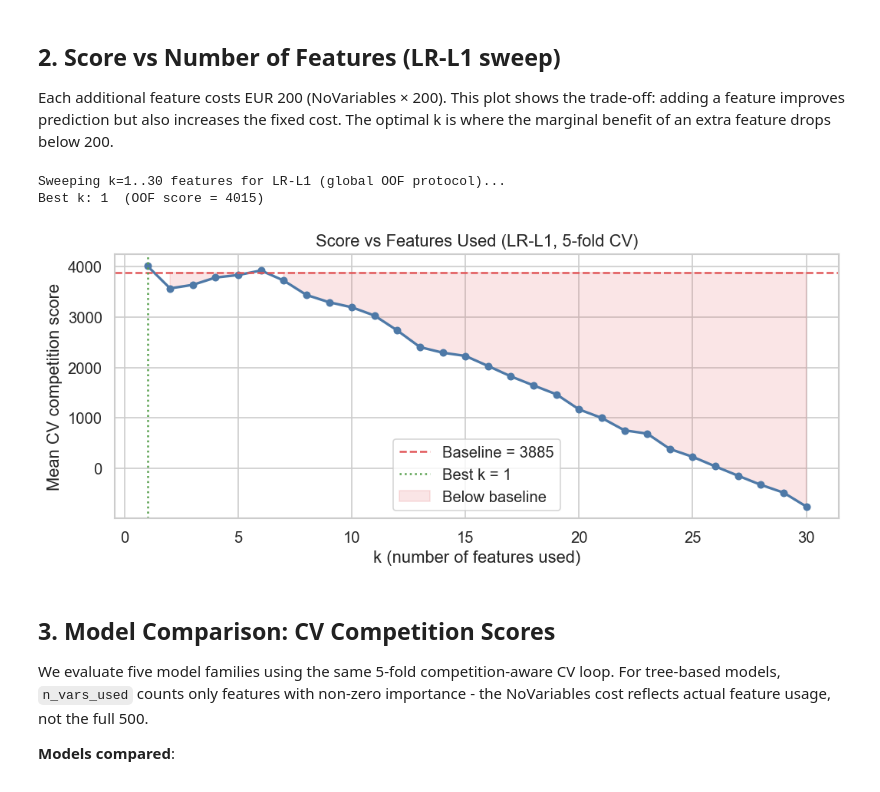
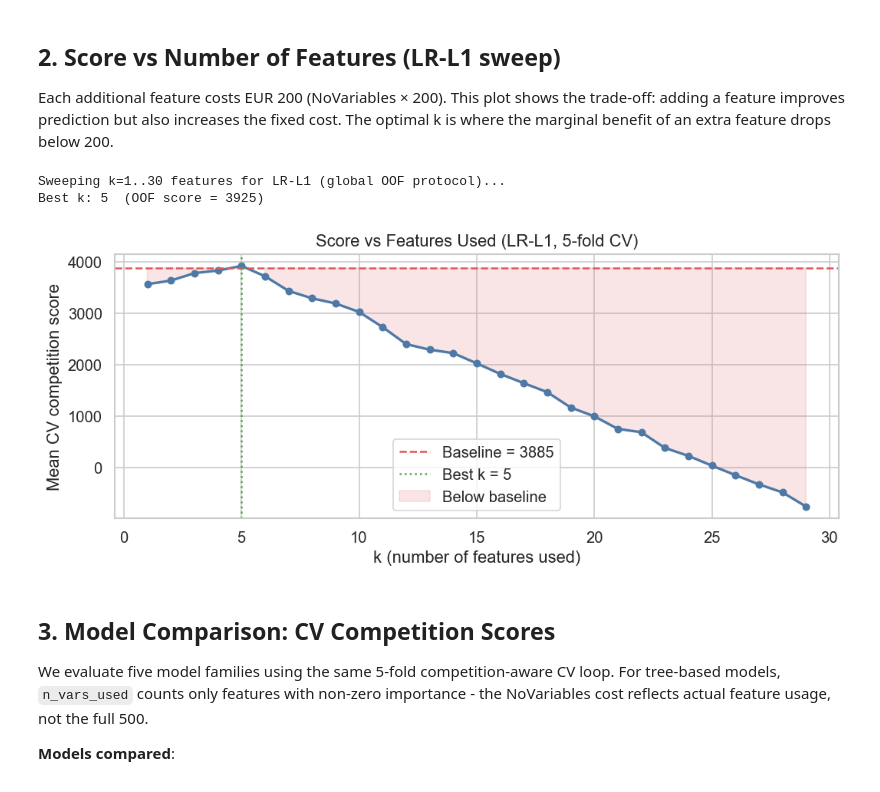
Before and after one commit to Michael-Pytel/cost-sensitive-predictive-modeling, a Jupyter notebook: notebooks/02_first_models.ipynb, the cells around one changed output. Cells and saved outputs as stored; diff of their text form; code cells hidden in the pictures.

```diff
--- a/notebooks/02_first_models.ipynb
+++ b/notebooks/02_first_models.ipynb
@@ -127,7 +127,7 @@ plt.show()
 Each additional feature costs EUR 200 (NoVariables × 200). This plot shows the trade-off: adding a feature improves prediction but also increases the fixed cost. The optimal k is where the marginal benefit of an extra feature drops below 200.
 # %%
 skf5 = StratifiedKFold(5, shuffle=True, random_state=0)
-k_range = range(1, 31)
+k_range = range(2, 31)
 k_scores = []
 
 print('Sweeping k=1..30 features for LR-L1 (global OOF protocol)...')
@@ -146,24 +146,25 @@ best_k = int(np.argmax(k_scores)) + 1
 print(f'Best k: {best_k}  (OOF score = {k_scores[best_k-1]})')
 # %% [output]
 Sweeping k=1..30 features for LR-L1 (global OOF protocol)...
-Best k: 1  (OOF score = 4015)
+Best k: 5  (OOF score = 3925)
 # %%
+k_range_shifted = [k - 1 for k in k_range]
 fig, ax = plt.subplots(figsize=(9, 4))
-ax.plot(list(k_range), k_scores, 'o-', color='#4e79a7', linewidth=2, markersize=5)
+ax.plot(list(k_range_shifted), k_scores, 'o-', color='#4e79a7', linewidth=2, markersize=5)
 ax.axhline(BASELINE, color='#e15759', linestyle='--', linewidth=1.5, label=f'Baseline = {BASELINE}')
 ax.axvline(best_k, color='#59a14f', linestyle=':', linewidth=1.5, label=f'Best k = {best_k}')
-ax.fill_between(list(k_range), k_scores, BASELINE,
+ax.fill_between(list(k_range_shifted), k_scores, BASELINE,
                 where=[s < BASELINE for s in k_scores],
                 alpha=0.15, color='#e15759', label='Below baseline')
 ax.set_xlabel('k (number of features used)')
 ax.set_ylabel('Mean CV competition score')
 ax.set_title('Score vs Features Used (LR-L1, 5-fold CV)')
 ax.legend()
 plt.tight_layout()
 plt.savefig(FIGURES / '08_score_vs_k.png')
 plt.show()
 # %% [output]
-[figure, old version]
+[figure, new version]
 # %% [markdown]
 ## 3. Model Comparison: CV Competition Scores
 
```
Also changed, not shown: 1 other file.
